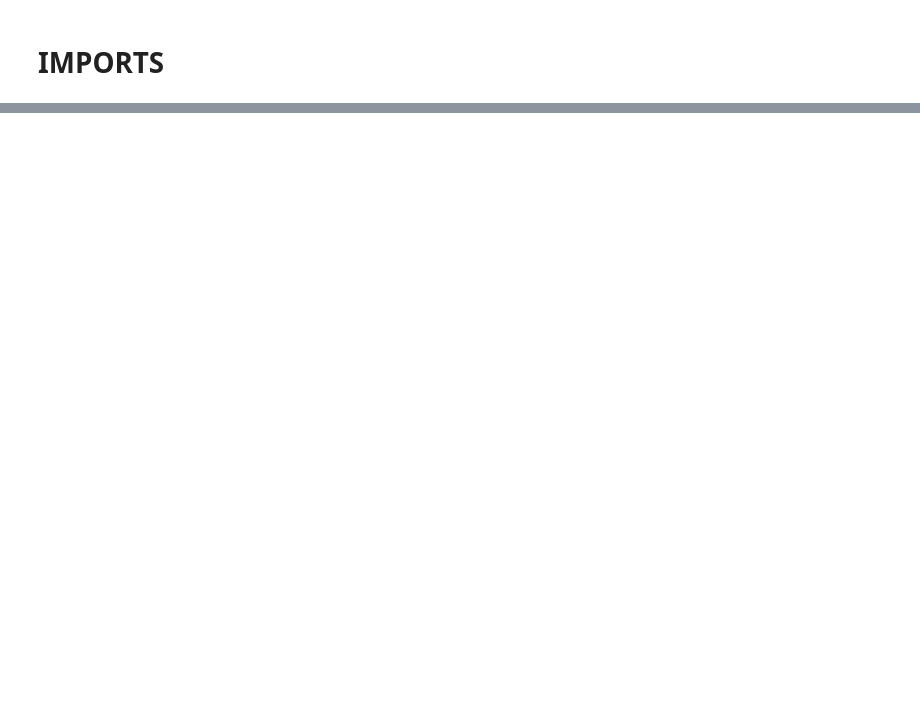
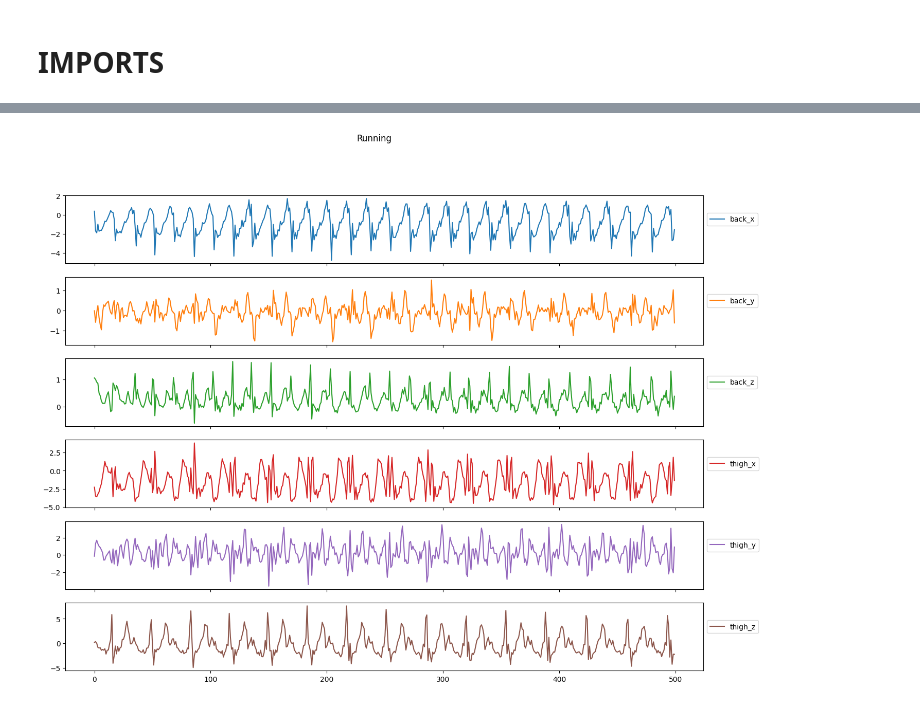
Before and after one commit to ELEFTHERIOSAMITSIS/data_mining, a Jupyter notebook: test_dataset.ipynb, the cells around one changed output, grey strips where cells are left out. Cells and saved outputs as stored; diff of their text form; code cells hidden in the pictures; blank space fills up the shorter version.

```diff
--- a/test_dataset.ipynb
+++ b/test_dataset.ipynb
@@ -77,0 +79,4 @@ axs[1,1].legend()
+# %%
+plot_activity(2, data,'Running',500)
+# %% [output]
+[figure, added]
```
Also changed, not shown: parts of 26 cells of this notebook, 3 other files.
